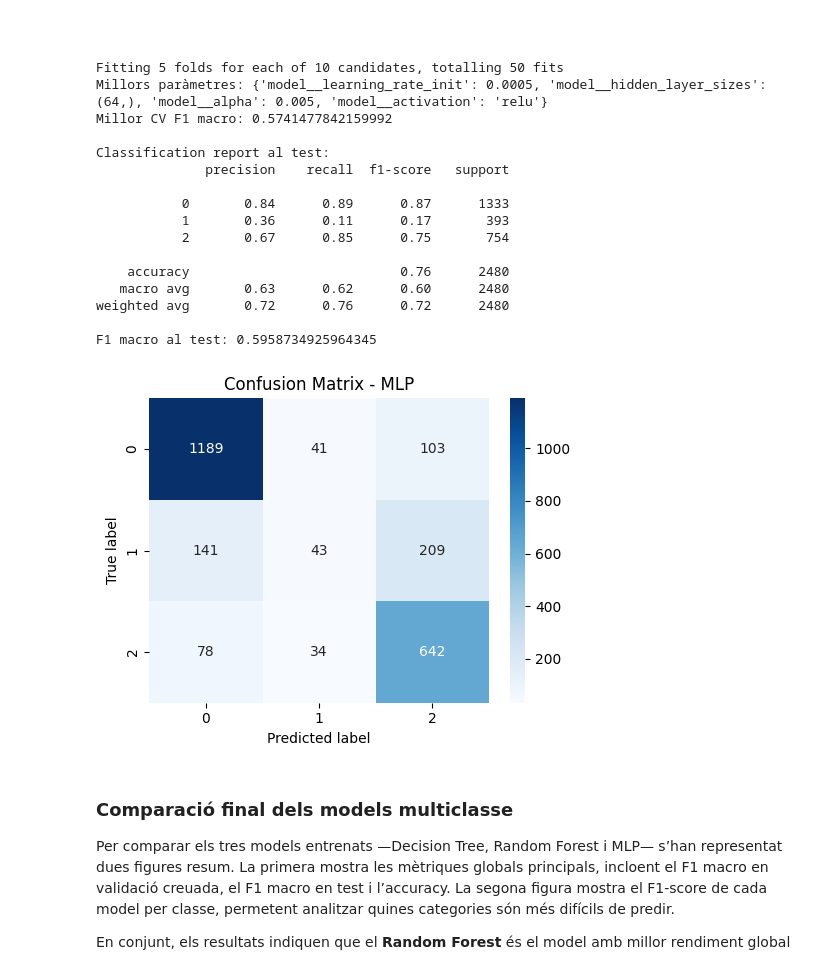
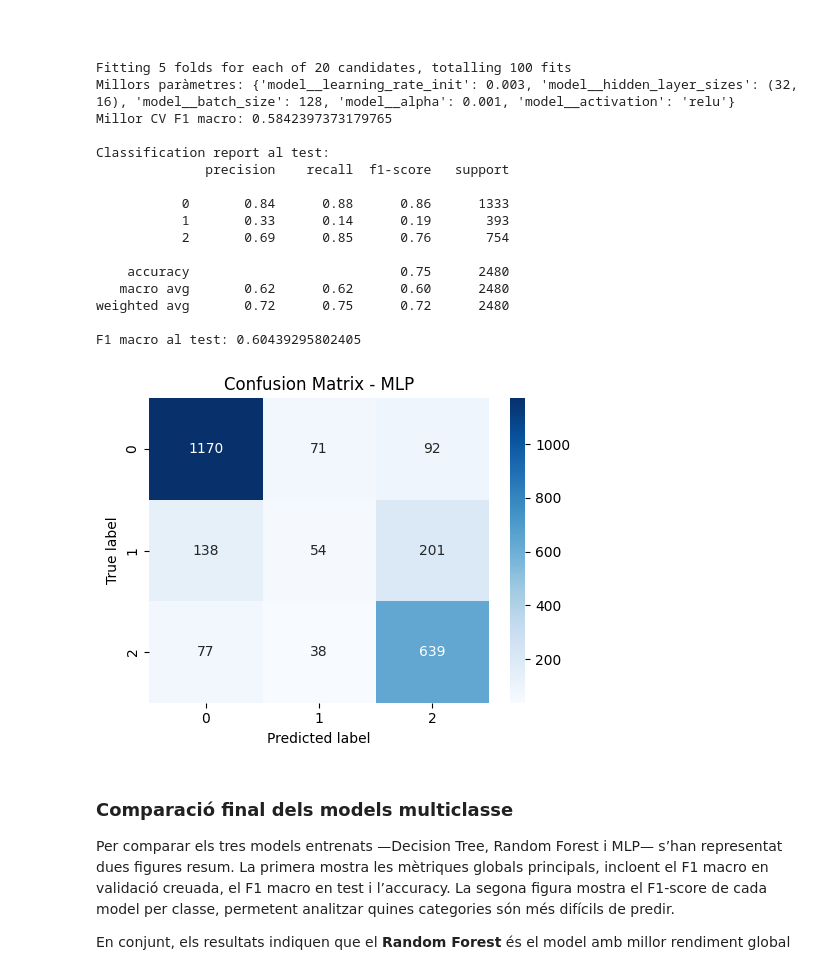
Before and after one commit to eliagarcia/tfg-genetic-variants, a Jupyter notebook: notebooks/PolyPhen.ipynb, the cells around one changed output. Cells and saved outputs as stored; diff of their text form; code cells hidden in the pictures.

Commit message:
algo millor mlp

```diff
--- a/notebooks/PolyPhen.ipynb
+++ b/notebooks/PolyPhen.ipynb
@@ -568,7 +568,7 @@ warnings.filterwarnings(
 # Model base
 mlp = MLPClassifier(
     random_state=42,
-    max_iter=300,
+    max_iter=500,
     early_stopping=True,
     validation_fraction=0.1,
     n_iter_no_change=10
@@ -585,17 +585,18 @@ cv = StratifiedKFold(n_splits=5, shuffle=True, random_state=42)
 
 # Hiperparàmetres
 param_dist = {
-    "model__hidden_layer_sizes": [(64,), (128,), (64, 32)],
+    "model__hidden_layer_sizes": [(32,), (64,), (128,), (32,16), (64,32), (128,64)],
     "model__activation": ["relu", "tanh"],
-    "model__alpha": [1e-4, 1e-3, 5e-3],
-    "model__learning_rate_init": [1e-4, 5e-4, 1e-3]
+    "model__alpha": [1e-4, 1e-3, 5e-3, 1e-2, 5e-2],
+    "model__learning_rate_init": [1e-4, 3e-4, 5e-4, 1e-3, 3e-3],
+    "model__batch_size": [64, 128, 256]
 }
 
 # Cerca aleatòria
 random_search_mlp = RandomizedSearchCV(
     estimator=pipeline_mlp,
     param_distributions=param_dist,
-    n_iter=10,
+    n_iter=20,
     scoring="f1_macro",
     cv=cv,
     verbose=1,
@@ -614,44 +615,44 @@ print("Millor CV F1 macro:", random_search_mlp.best_score_)
 # Millor model
 best_mlp = random_search_mlp.best_estimator_
 
 # Prediccions test
 y_pred = best_mlp.predict(X_test)
 
 # Resultats test
 print("\nClassification report al test:")
 print(classification_report(y_test, y_pred))
 
 test_f1_macro = f1_score(y_test, y_pred, average="macro")
 print("F1 macro al test:", test_f1_macro)
 
 # Confusion matrix
 cm = confusion_matrix(y_test, y_pred)
 
 plt.figure(figsize=(5,4))
 sns.heatmap(cm, annot=True, fmt="d", cmap="Blues")
 plt.xlabel("Predicted label")
 plt.ylabel("True label")
 plt.title("Confusion Matrix - MLP")
 plt.tight_layout()
 plt.show()
 # %% [output]
-Fitting 5 folds for each of 10 candidates, totalling 50 fits
-Millors paràmetres: {'model__learning_rate_init': 0.0005, 'model__hidden_layer_sizes': (64,), 'model__alpha': 0.005, 'model__activation': 'relu'}
-Millor CV F1 macro: 0.5741477842159992
+Fitting 5 folds for each of 20 candidates, totalling 100 fits
+Millors paràmetres: {'model__learning_rate_init': 0.003, 'model__hidden_layer_sizes': (32, 16), 'model__batch_size': 128, 'model__alpha': 0.001, 'model__activation': 'relu'}
+Millor CV F1 macro: 0.5842397373179765
 
 Classification report al test:
               precision    recall  f1-score   support
 
-           0       0.84      0.89      0.87      1333
-           1       0.36      0.11      0.17       393
-           2       0.67      0.85      0.75       754
+           0       0.84      0.88      0.86      1333
+           1       0.33      0.14      0.19       393
+           2       0.69      0.85      0.76       754
 
-    accuracy                           0.76      2480
-   macro avg       0.63      0.62      0.60      2480
-weighted avg       0.72      0.76      0.72      2480
+    accuracy                           0.75      2480
+   macro avg       0.62      0.62      0.60      2480
+weighted avg       0.72      0.75      0.72      2480
 
-F1 macro al test: 0.5958734925964345
+F1 macro al test: 0.60439295802405
-[figure, old version]
+[figure, new version]
 # %% [markdown]
 ### Comparació final dels models multiclasse
 
```
Also changed, not shown: parts of 1 cell of this notebook.
